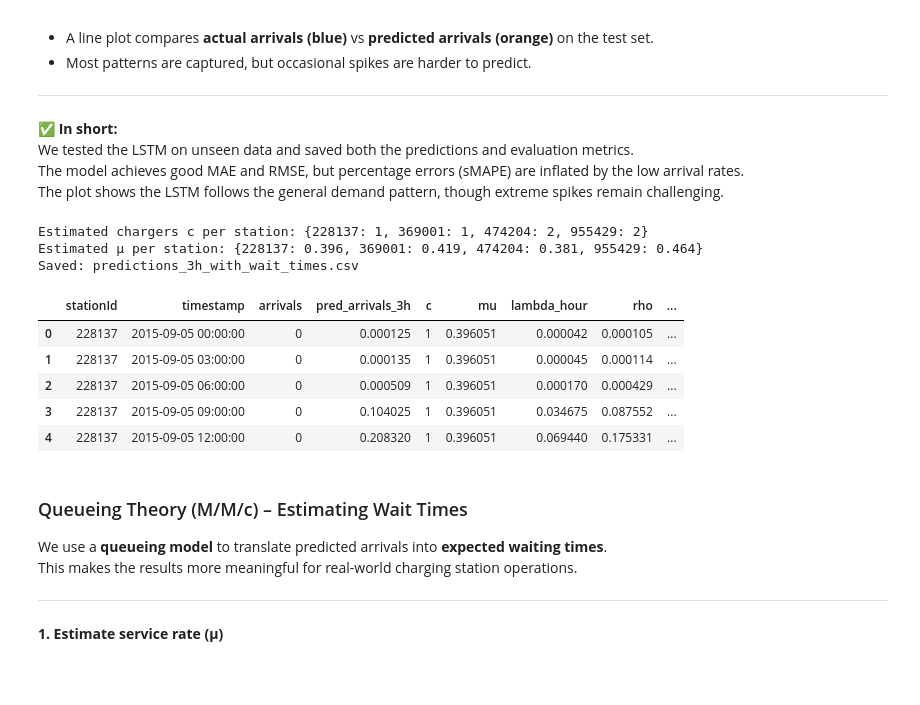
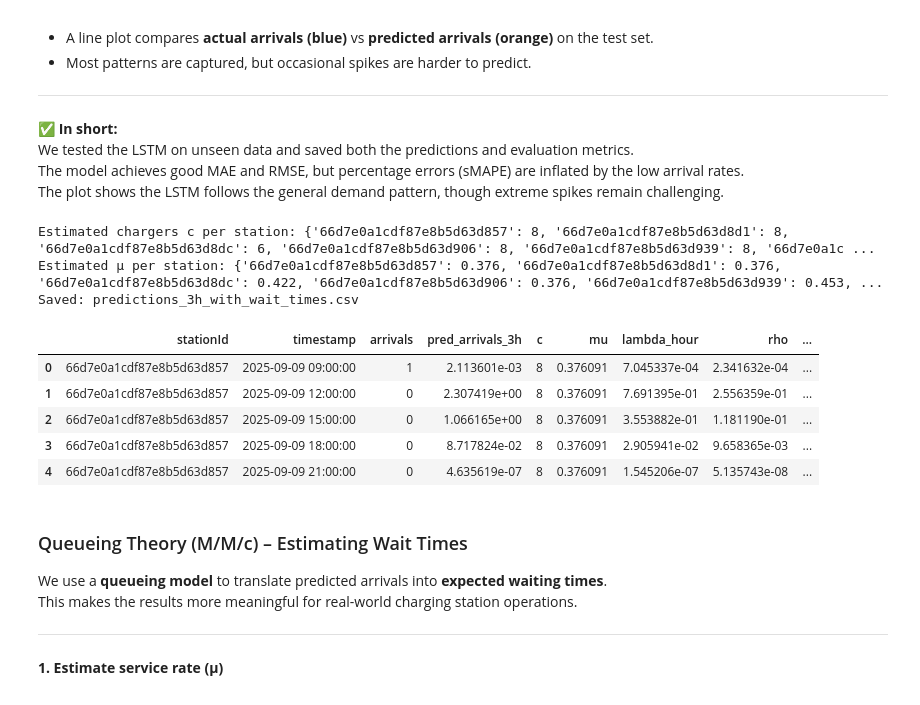
Before and after one commit to Chameleon-company/EVAT-Data-Science, a Jupyter notebook: Use_Cases/Congestion Prediction/EVAT_Congestion_with_baselines_models.ipynb, the cells around one changed output. Cells and saved outputs as stored; diff of their text form; code cells hidden in the pictures.

```diff
--- a/Use_Cases/Congestion Prediction/EVAT_Congestion_with_baselines_models.ipynb
+++ b/Use_Cases/Congestion Prediction/EVAT_Congestion_with_baselines_models.ipynb
@@ -53,7 +53,7 @@ np.random.seed(42)
 tf.random.set_seed(42)
 
 DATA_DIR = Path(".")
-SESS_CSV = DATA_DIR / "pre-processed-dataset.csv"    # session‑level data (has created, ended, stationId, chargeTimeHrs)
+SESS_CSV = DATA_DIR / "pre-processed-dataset_v2.csv"    # session‑level data (has created, ended, stationId, chargeTimeHrs)
 BIN_MIN  = 180                                       # 3 hours = 180 min
 SEQ      = 16                                        # means to use the last 48 hours of history to predict the next 3-hour period
 # %% [output]
@@ -733,7 +736,7 @@ for sid, g in sess.groupby("stationId"):
     inv = 1.0 / h  # service rate samples (per hour)
     # Trim extremes to reduce outlier influence
     q1, q9 = inv.quantile([0.10, 0.90])
-    mu_per_station[int(sid)] = float(inv[(inv >= q1) & (inv <= q9)].mean())
+    mu_per_station[str(sid)] = float(inv[(inv >= q1) & (inv <= q9)].mean())
 
 # 2) Estimate number of parallel chargers c via max concurrent sessions
 #    (sweep-line over session start/end times)
@@ -751,7 +754,7 @@ def max_concurrency_for_station(df: pd.DataFrame) -> int:
         mmax = max(mmax, cur)
     return max(1, int(mmax))
 
-c_per_station = {int(sid): max_concurrency_for_station(g) for sid, g in sess.groupby("stationId")}
+c_per_station = {str(sid): max_concurrency_for_station(g) for sid, g in sess.groupby("stationId")}
 
 print("Estimated chargers c per station:", c_per_station)
 print("Estimated μ per station:", {k: (None if pd.isna(v) else round(v, 3)) for k, v in mu_per_station.items()})
@@ -788,41 +791,41 @@ def erlang_c_wait_time(lam_hour: float, mu_hour: float, c: int):
     P0 = 1.0 / (sum_terms + last_term)
     # Lq and Wq
     Lq = (P0 * term_c * rho) / ((1.0 - rho) ** 2)
     Wq_hours = Lq / lam_hour
     return float(Wq_hours), float(Lq), float(rho)
 
 # 4) Apply to predictions (pred_df expected from previous cell)
 rows = []
 for _, row in pred_df.iterrows():
-    sid = int(row["stationId"])
+    sid = str(row["stationId"])
     lam_hour = max(0.0, float(row["pred_arrivals_3h"])) / 3.0  # convert 3h count to hourly rate
     mu = mu_per_station.get(sid, np.nan)
     c = int(c_per_station.get(sid, 1))
     Wq_h, Lq, rho = erlang_c_wait_time(lam_hour, mu, c)
     rows.append({
         "c": c,
         "mu": mu,
         "lambda_hour": lam_hour,
         "rho": rho,
         "expected_wait_mins": (np.nan if pd.isna(Wq_h) else Wq_h * 60.0),
         "expected_queue_len": Lq,
     })
 
 q_df = pd.DataFrame(rows)
 final_df = pd.concat([pred_df.reset_index(drop=True), q_df], axis=1)
 final_df.to_csv("predictions_3h_with_wait_times.csv", index=False)
 print("Saved: predictions_3h_with_wait_times.csv")
 final_df.head()
 # %% [output]
-Estimated chargers c per station: {228137: 1, 369001: 1, 474204: 2, 955429: 2}
-Estimated μ per station: {228137: 0.396, 369001: 0.419, 474204: 0.381, 955429: 0.464}
+Estimated chargers c per station: {'66d7e0a1cdf87e8b5d63d857': 8, '66d7e0a1cdf87e8b5d63d8d1': 8, '66d7e0a1cdf87e8b5d63d8dc': 6, '66d7e0a1cdf87e8b5d63d906': 8, '66d7e0a1cdf87e8b5d63d939': 8, '66d7e0a1c ...
+Estimated μ per station: {'66d7e0a1cdf87e8b5d63d857': 0.376, '66d7e0a1cdf87e8b5d63d8d1': 0.376, '66d7e0a1cdf87e8b5d63d8dc': 0.422, '66d7e0a1cdf87e8b5d63d906': 0.376, '66d7e0a1cdf87e8b5d63d939': 0.453, ...
 Saved: predictions_3h_with_wait_times.csv
 |  | stationId | timestamp | arrivals | pred_arrivals_3h | c | mu | lambda_hour | rho | ... |
-| 0 | 228137 | 2015-09-05 00:00:00 | 0 | 0.000125 | 1 | 0.396051 | 0.000042 | 0.000105 | ... |
-| 1 | 228137 | 2015-09-05 03:00:00 | 0 | 0.000135 | 1 | 0.396051 | 0.000045 | 0.000114 | ... |
-| 2 | 228137 | 2015-09-05 06:00:00 | 0 | 0.000509 | 1 | 0.396051 | 0.000170 | 0.000429 | ... |
-| 3 | 228137 | 2015-09-05 09:00:00 | 0 | 0.104025 | 1 | 0.396051 | 0.034675 | 0.087552 | ... |
-| 4 | 228137 | 2015-09-05 12:00:00 | 0 | 0.208320 | 1 | 0.396051 | 0.069440 | 0.175331 | ... |
+| 0 | 66d7e0a1cdf87e8b5d63d857 | 2025-09-09 09:00:00 | 1 | 2.113601e-03 | 8 | 0.376091 | 7.045337e-04 | 2.341632e-04 | ... |
+| 1 | 66d7e0a1cdf87e8b5d63d857 | 2025-09-09 12:00:00 | 0 | 2.307419e+00 | 8 | 0.376091 | 7.691395e-01 | 2.556359e-01 | ... |
+| 2 | 66d7e0a1cdf87e8b5d63d857 | 2025-09-09 15:00:00 | 0 | 1.066165e+00 | 8 | 0.376091 | 3.553882e-01 | 1.181190e-01 | ... |
+| 3 | 66d7e0a1cdf87e8b5d63d857 | 2025-09-09 18:00:00 | 0 | 8.717824e-02 | 8 | 0.376091 | 2.905941e-02 | 9.658365e-03 | ... |
+| 4 | 66d7e0a1cdf87e8b5d63d857 | 2025-09-09 21:00:00 | 0 | 4.635619e-07 | 8 | 0.376091 | 1.545206e-07 | 5.135743e-08 | ... |
 # %% [markdown]
 ### Queueing Theory (M/M/c) – Estimating Wait Times
 
```
Also changed, not shown: parts of 25 cells of this notebook.
